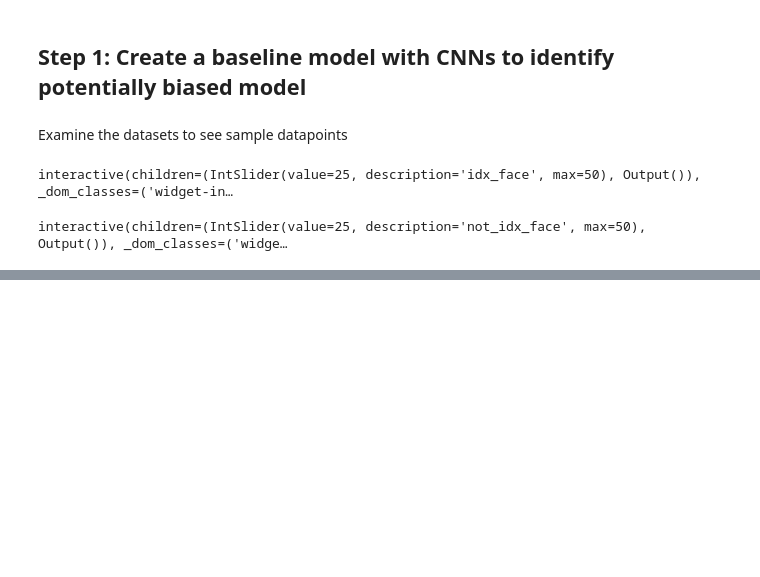
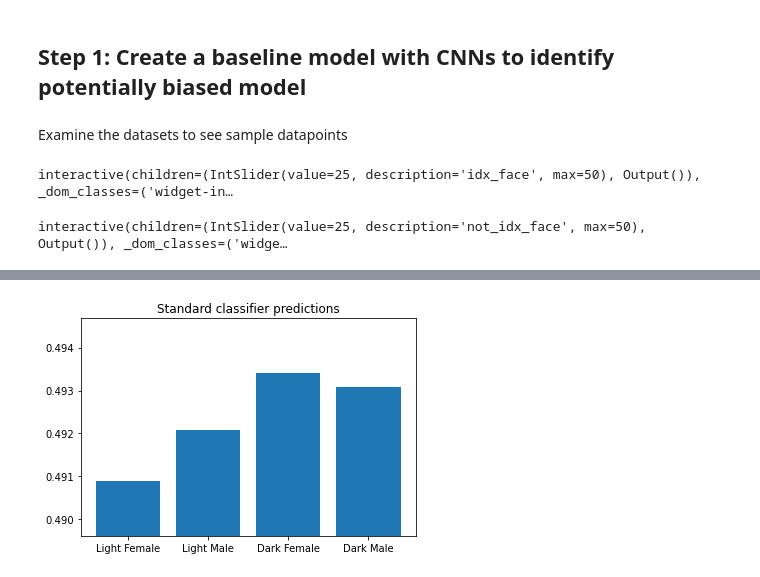
Before and after one commit to sailaja03/SaaS, a Jupyter notebook: debias.ipynb, the cells around one changed output, grey strips where cells are left out. Drawn from its saved outputs; the diff is of its cells as text; code cells hidden in the pictures; blank space fills up the shorter version.

```diff
--- a/debias.ipynb
+++ b/debias.ipynb
@@ -77,0 +92,13 @@ base_classifier = base_classifier()
+# %%
+standard_classifier_logits = [base_classifier(np.array(x, dtype=np.float32)) for x in test_faces]
+standard_classifier_probs = tf.squeeze(tf.sigmoid(standard_classifier_logits))
+
+# Plot the prediction accuracies per demographic
+xx = range(len(keys))
+yy = standard_classifier_probs.numpy().mean(1)
+plt.bar(xx, yy)
+plt.xticks(xx, keys)
+plt.ylim(max(0,yy.min()-yy.ptp()/2.), yy.max()+yy.ptp()/2.)
+plt.title("Standard classifier predictions");
+# %% [output]
+[figure, added]
```
Also changed, not shown: parts of 2 cells of this notebook.
